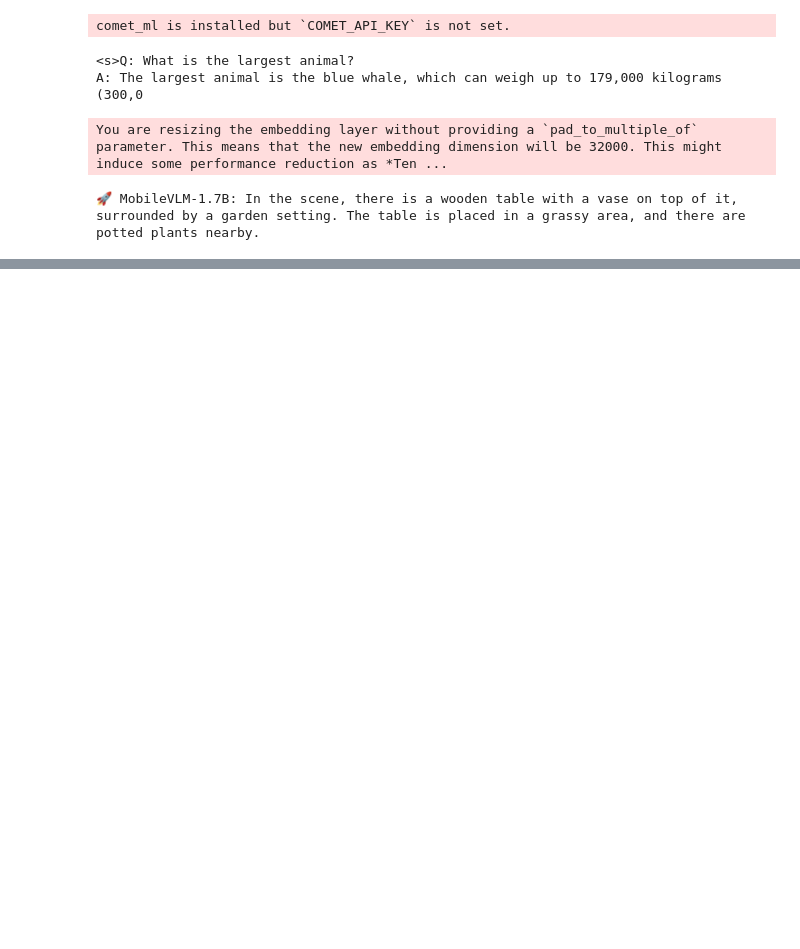
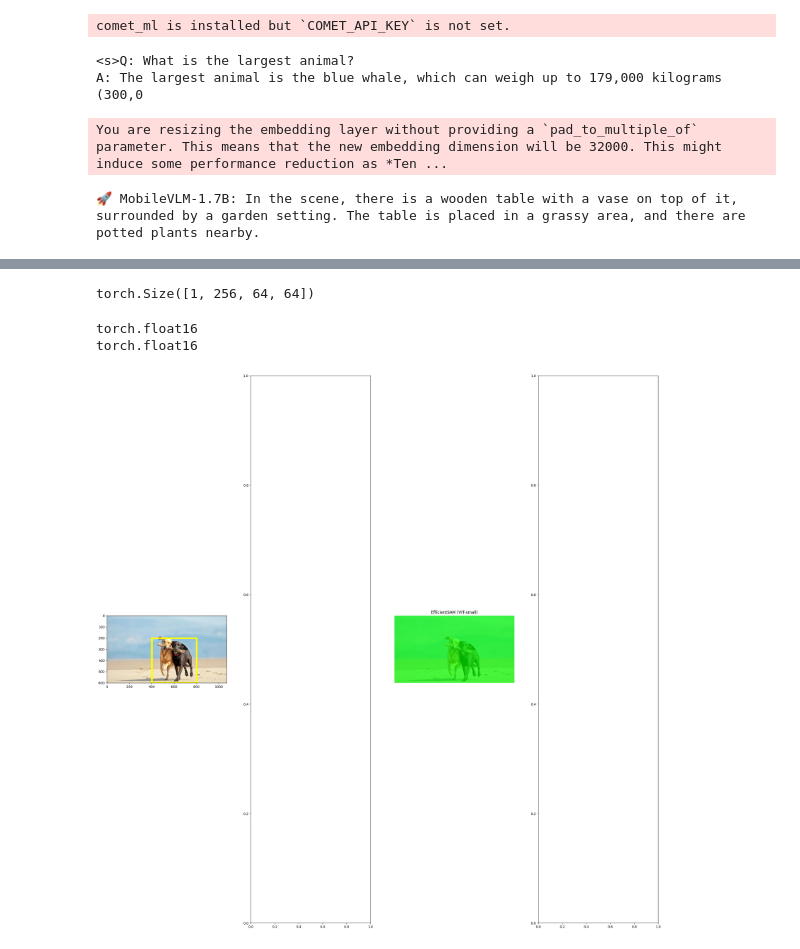
Before and after one commit to Youlixiya/MobileLISA, a Jupyter notebook: test.ipynb, the cells around one changed output, grey strips where cells are left out. Drawn from its saved outputs; the diff is of its cells as text; code cells hidden in the pictures; blank space fills up the shorter version.

```diff
--- a/test.ipynb
+++ b/test.ipynb
@@ -58,9 +58,9 @@ import io
 
 def run_ours_box_or_points(img_path, pts_sampled, pts_labels, model):
     image_np = np.array(Image.open(img_path))
-    img_tensor = ToTensor()(image_np)
-    pts_sampled = torch.reshape(torch.tensor(pts_sampled), [1, 1, -1, 2])
-    pts_labels = torch.reshape(torch.tensor(pts_labels), [1, 1, -1])
+    img_tensor = ToTensor()(image_np).cuda().half()
+    pts_sampled = torch.reshape(torch.tensor(pts_sampled), [1, 1, -1, 2]).cuda().half()
+    pts_labels = torch.reshape(torch.tensor(pts_labels), [1, 1, -1]).cuda().half()
     predicted_logits, predicted_iou = model(
         img_tensor[None, ...],
         pts_sampled,
@@ -76,0 +126,4 @@ def run_ours_box_or_points(img_path, pts_sampled, pts_labels, model):
+# %%
+from efficient_sam.build_efficient_sam import build_efficient_sam_vitt, build_efficient_sam_vits
+efficient_sam_vits_model = build_efficient_sam_vits()
+efficient_sam_vits_model.eval().cuda().half()
@@ -76,0 +148,49 @@ def run_ours_box_or_points(img_path, pts_sampled, pts_labels, model):
+# %%
+image_path = "assets/dogs.jpg"
+image_np = np.array(Image.open(image_path))
+img_tensor = ToTensor()(image_np).cuda().half()
+efficient_sam_vits_model.get_image_embeddings(img_tensor[None, ...]).shape
+# %% [output]
+torch.Size([1, 256, 64, 64])
+# %%
+x1=400
+y1=200
+x2=800
+y2=600
+w=x2-x1
+h=y2-y1
+
+fig, ax = plt.subplots(1, 4, figsize=(30, 30))
+input_point = np.array([[x1, y1], [x2, y2]])
+input_label = np.array([2,3])
+
+image = np.array(Image.open(image_path))
+show_points(input_point, input_label, ax[0])
+show_box([x1,y1,x2,y2], ax[0])
+ax[0].imshow(image)
+
+
+# ax[1].imshow(image)
+# mask_efficient_sam_vitt = run_ours_box_or_points(image_path, input_point, input_label, efficient_sam_vitt_model)
+# show_anns_ours(mask_efficient_sam_vitt, ax[1])
+# ax[1].title.set_text("EfficientSAM (VIT-tiny)")
+# ax[1].axis('off')
+
+ax[2].imshow(image)
+mask_efficient_sam_vits = run_ours_box_or_points(image_path, input_point, input_label, efficient_sam_vits_model)
+show_anns_ours(mask_efficient_sam_vits, ax[2])
+ax[2].title.set_text("EfficientSAM (VIT-small)")
+ax[2].axis('off')
+
+
+# ax[3].imshow(image)
+# mask_squeeze_sam = run_ours_box_or_points(image_path, input_point, input_label, squeeze_sam_model)
+# show_anns_ours(mask_squeeze_sam, ax[3])
+# ax[3].title.set_text("SqueezeSAM")
+# ax[3].axis('off')
+
+plt.show()
+# %% [output]
+torch.float16
+torch.float16
+[figure, added]
```
Also changed, not shown: parts of 3 cells of this notebook, 4 other files.
